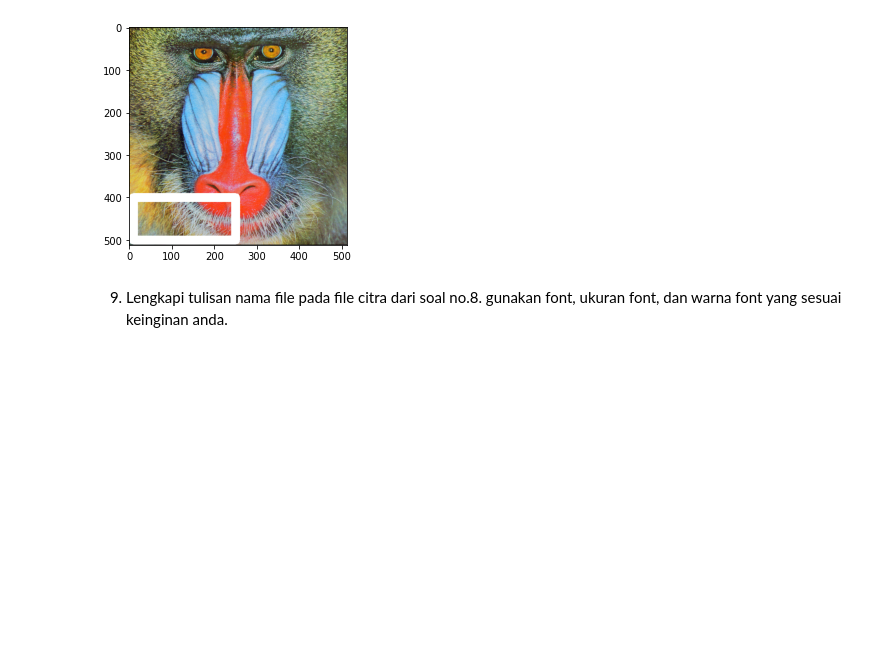
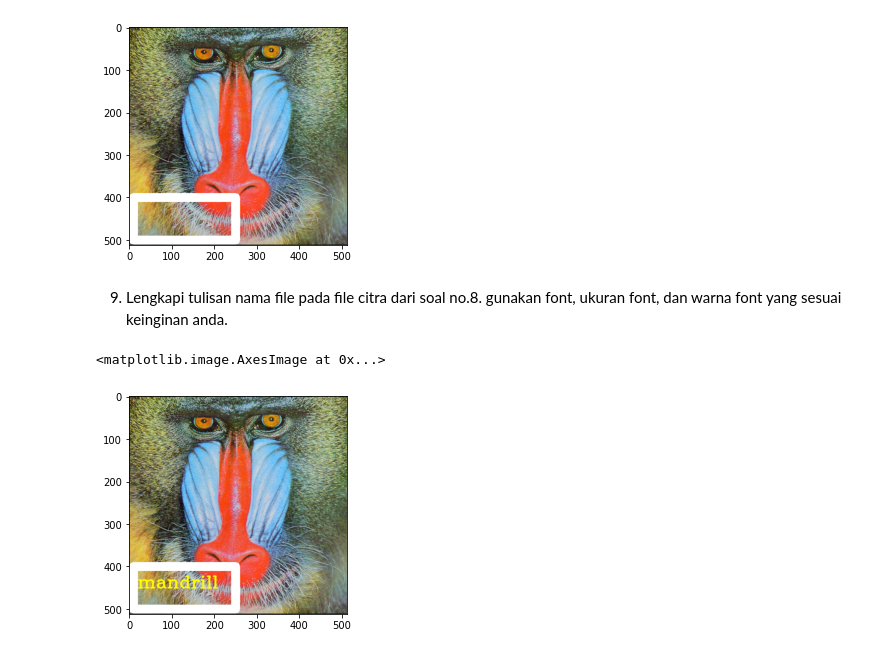
Before and after one commit to AlifiyulAkyun/PCVK_Genap_2023, a Jupyter notebook: Week2.ipynb, the cells around one changed output. Cells and saved outputs as stored; diff of their text form; code cells hidden in the pictures; blank space fills up the shorter version.

```diff
--- a/Week2.ipynb
+++ b/Week2.ipynb
@@ -284,3 +284,10 @@ plt.imshow(img_mandrill)
 # %% [markdown]
 9. Lengkapi tulisan nama file pada file citra dari soal no.8. gunakan font, ukuran
 font, dan warna font yang sesuai keinginan anda.
+# %%
+font = cv.FONT_HERSHEY_COMPLEX
+cv.putText(img_mandrill, text = "mandrill", org=(20, 450), fontFace = font, fontScale = 1.3, color = (255,255,0),thickness = 2, lineType = cv.LINE_AA,)
+plt.imshow(img_mandrill)
+# %% [output]
+<matplotlib.image.AxesImage at 0x...>
+[figure, added]
```
